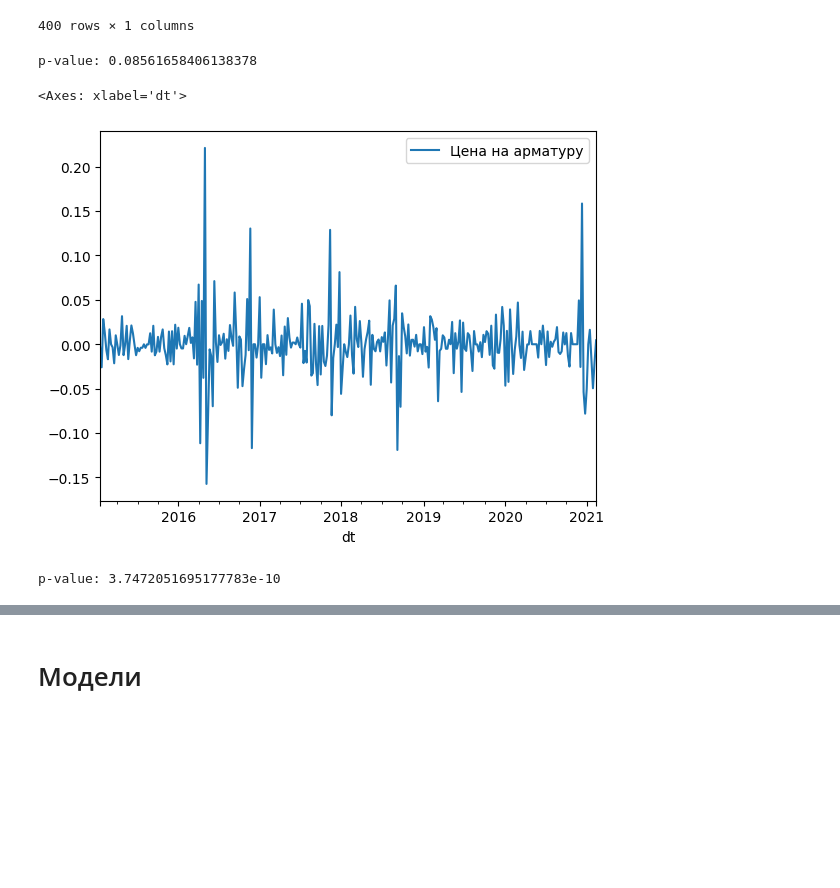
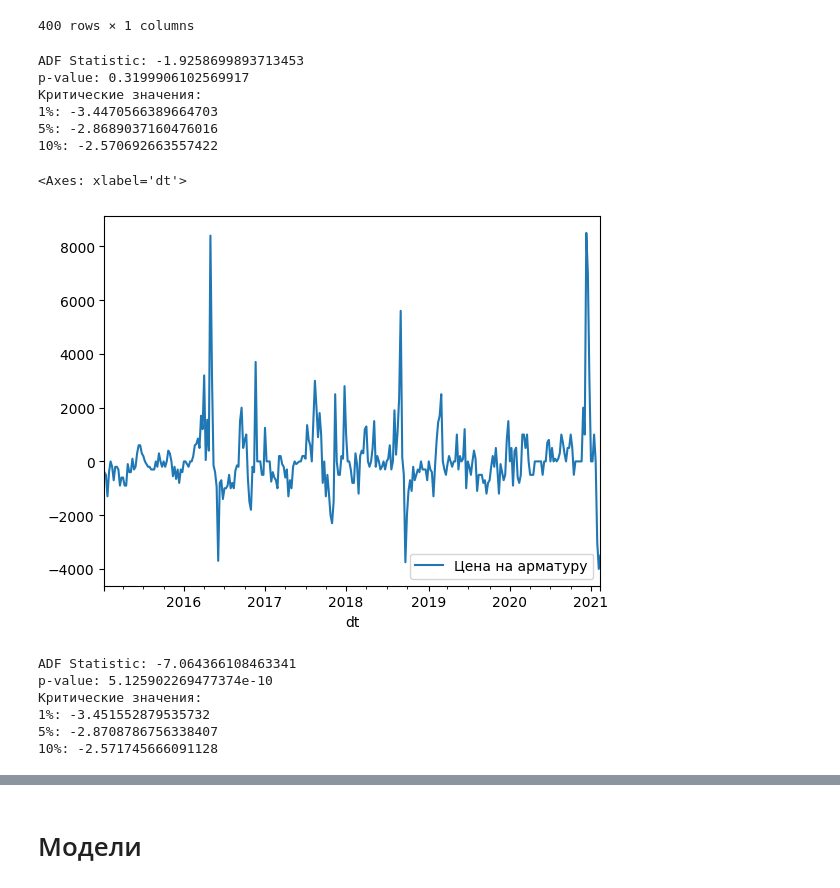
Before and after one commit to kaninn-i/ml_intensiv_3, a Jupyter notebook: ilia_kanin/ARIMA.ipynb, the cells around one changed output, grey strips where cells are left out. Saved outputs shown, nothing was run; the diff lists cells and outputs as text; code cells hidden in the pictures; blank space fills up the shorter version.

```diff
--- a/ilia_kanin/ARIMA.ipynb
+++ b/ilia_kanin/ARIMA.ipynb
@@ -19,6 +20,7 @@ from sklearn.metrics import mean_absolute_error, mean_squared_error, r2_score, m
 # %%
 # Загрузка данных
 df = pd.read_excel('data/train.xlsx', index_col='dt')
+df = df.asfreq('W-MON')  # Частота данных — еженедельно
 df.head()
 # %% [output]
 |  | Цена на арматуру |
@@ -55,26 +55,38 @@ df
 # Разделение данных
 test_size = int(len(df) * 0.2)
 train, test = df.iloc[:-test_size], df.iloc[-test_size:]
-# %%
-from statsmodels.tsa.stattools import adfuller
-adf_test = adfuller(train['Цена на арматуру'])
-print(f'p-value: {adf_test[1]}')
-# %% [output]
-p-value: 0.08561658406138378
+# %%
+def check_stationarity(series):
+    result = adfuller(series.dropna())
+    print(f'ADF Statistic: {result[0]}')
+    print(f'p-value: {result[1]}')
+    print('Критические значения:')
+    for key, value in result[4].items():
+        print(f'{key}: {value}')
+
+check_stationarity(df['Цена на арматуру'])
+# %% [output]
+ADF Statistic: -1.9258699893713453
+p-value: 0.3199906102569917
+Критические значения:
+1%: -3.4470566389664703
+5%: -2.8689037160476016
+10%: -2.570692663557422
 # %%
-train = np.log(train)
 df_train_diff = train.diff().dropna()
-df_train_diff = df_train_diff.diff().dropna()
 df_train_diff.plot()
 # %% [output]
 <Axes: xlabel='dt'>
-[figure, old version]
+[figure, new version]
-# %%
-from statsmodels.tsa.stattools import adfuller
-adf_test = adfuller(df_train_diff)
-print(f'p-value: {adf_test[1]}')
-# %% [output]
-p-value: 3.7472051695177783e-10
+# %%
+check_stationarity(df_train_diff['Цена на арматуру'])
+# %% [output]
+ADF Statistic: -7.064366108463341
+p-value: 5.125902269477374e-10
+Критические значения:
+1%: -3.451552879535732
+5%: -2.8708786756338407
+10%: -2.571745666091128
 # %%
 # вывод кореллограмм и ? (аргументировать зачем)
 fig, ax = plt.subplots(nrows=3, ncols=1, figsize=(15, 20))
```
Also changed, not shown: parts of 9 cells of this notebook.
